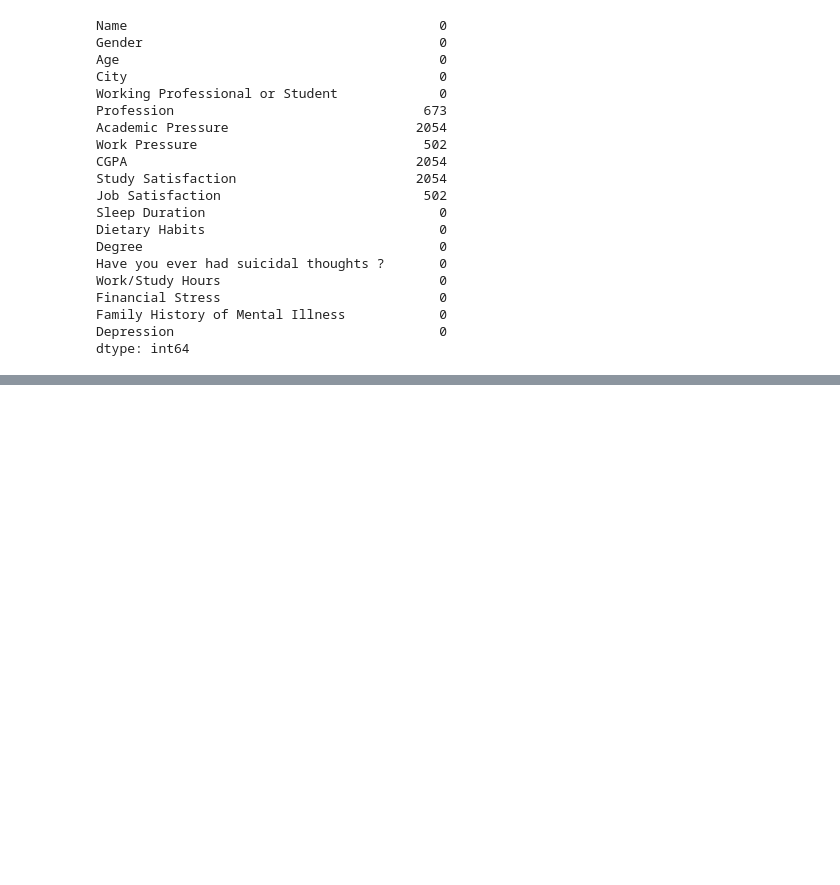
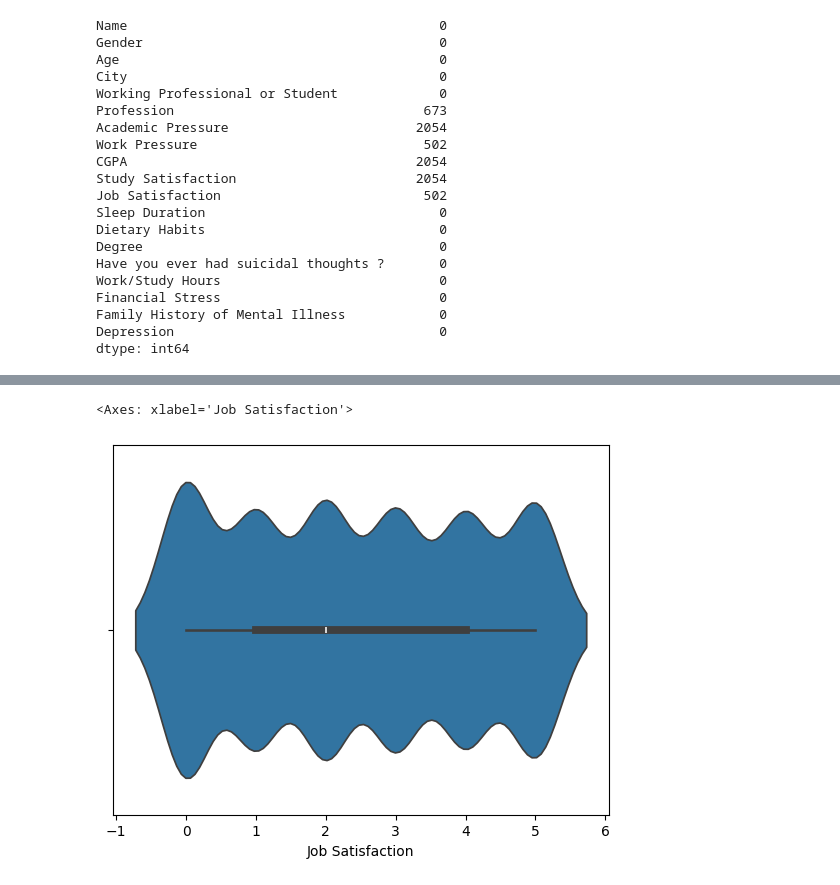
Before and after one commit to AbdessamadTzn/Sad-Brain-Analytics-Hackathon, a Jupyter notebook: sadbrainanalytics.ipynb, the cells around one changed output, grey strips where cells are left out. Saved outputs shown, nothing was run; the diff lists cells and outputs as text; code cells hidden in the pictures; blank space fills up the shorter version.

```diff
--- a/sadbrainanalytics.ipynb
+++ b/sadbrainanalytics.ipynb
@@ -246,0 +273,5 @@ np.int64(0)
+# %%
+sns.violinplot(data=df, x='Job Satisfaction')
+# %% [output]
+<Axes: xlabel='Job Satisfaction'>
+[figure, added]
```
Also changed, not shown: parts of 44 cells of this notebook.
